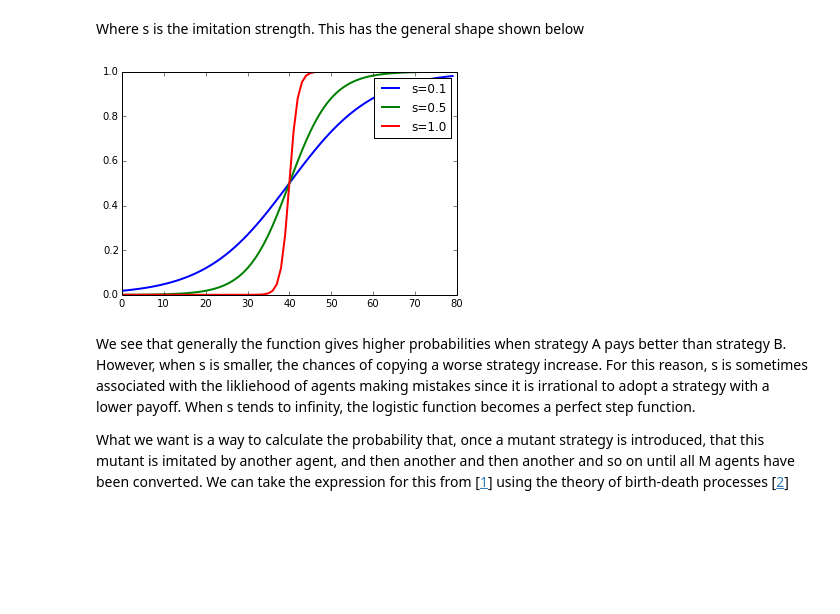
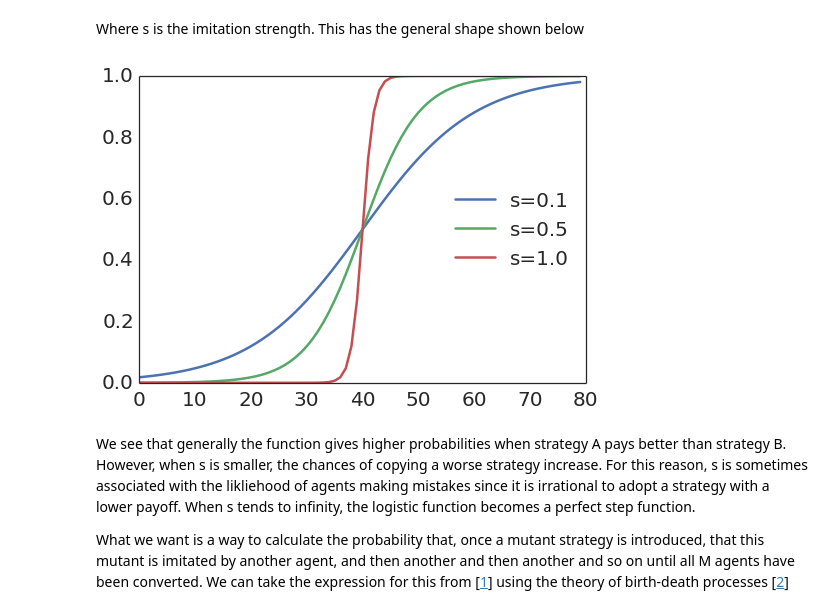
Before and after one commit to alexrutherford/evo_dynamics, a Jupyter notebook: evolutionary_dynamics.ipynb, the cells around one changed output. Saved outputs shown, nothing was run; the diff lists cells and outputs as text; code cells hidden in the pictures; blank space fills up the shorter version.

```diff
--- a/evolutionary_dynamics.ipynb
+++ b/evolutionary_dynamics.ipynb
@@ -22,0 +27,4 @@ import sys
+# %%
+sns.set_style('white')
+sns.despine()
+sns.set_context("notebook", font_scale=2.0, rc={"lines.linewidth": 2.5})
@@ -221,14 +253,13 @@ When considering imitation it is common to use a logistic function to determine
 # %% [markdown]
 Where s is the imitation strength. This has the general shape shown below
 # %%
-%matplotlib inline
 plt.plot([1. / (1. + math.exp(-1.*(x/10.))) for x in range(-40,40)],label='s=0.1')
 plt.plot([1. / (1. + math.exp(-1.*(x/5.))) for x in range(-40,40)],label='s=0.5')
 plt.plot([1. / (1. + math.exp(-1.*(x/1.))) for x in range(-40,40)],label='s=1.0')
-plt.legend()
+plt.legend(loc='center right')
 plt.show()
 # %% [output]
-[figure, old version]
+[figure, new version]
 # %% [markdown]
 We see that generally the function gives higher probabilities when strategy A pays better than strategy B. However, when s is smaller, the chances of copying a worse strategy increase. For this reason, s is sometimes associated with the likliehood of agents making mistakes since it is irrational to adopt a strategy with a lower payoff. When s tends to infinity, the logistic function becomes a perfect step function.
 
```
Also changed, not shown: parts of 10 cells of this notebook.
